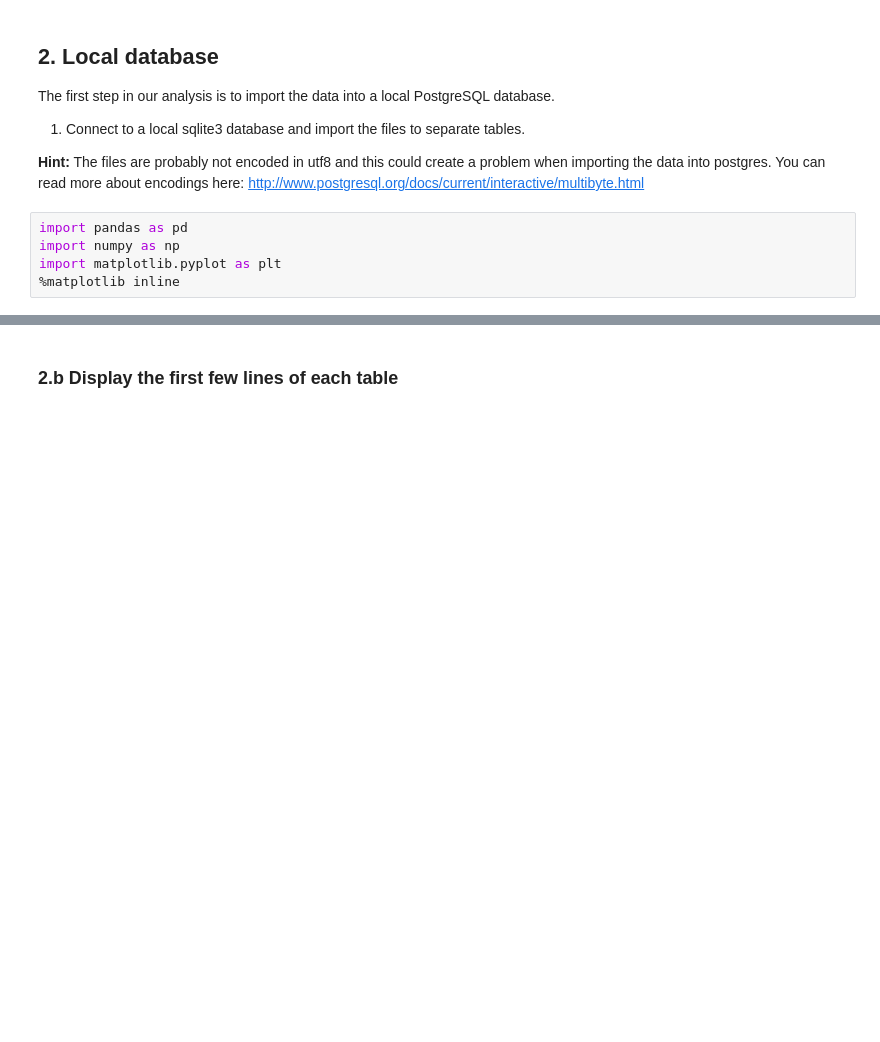
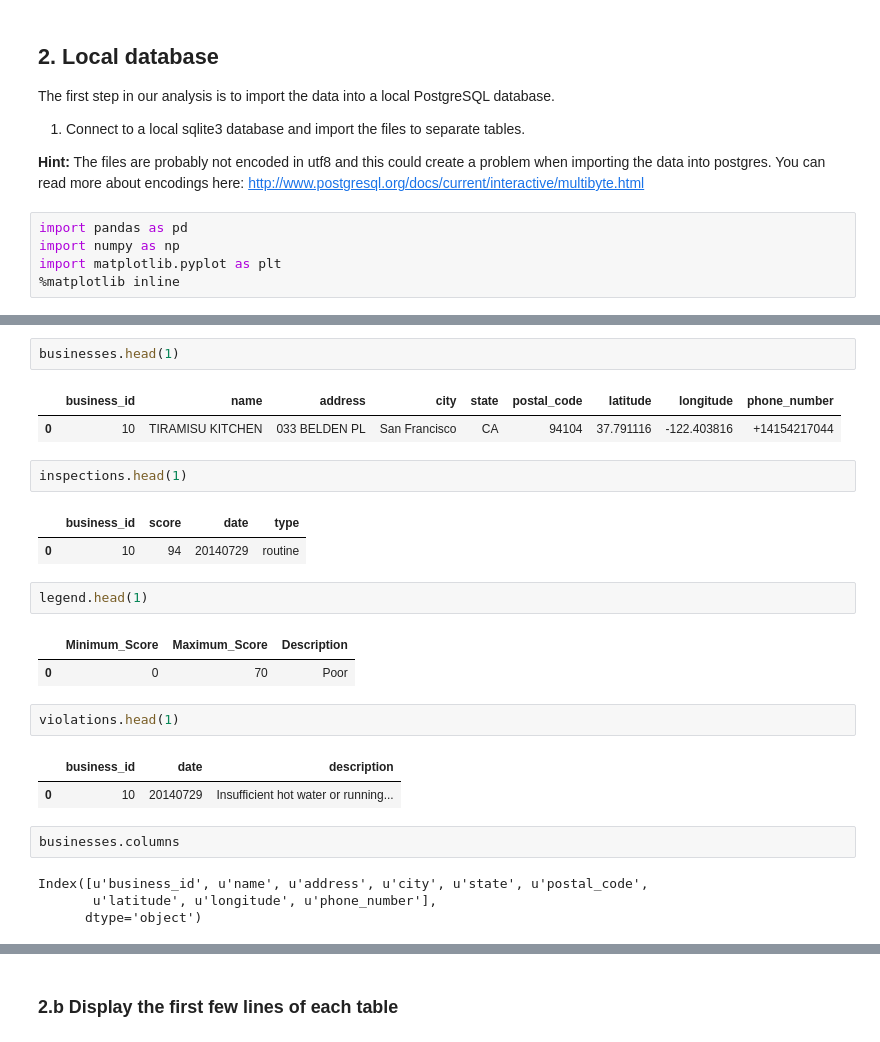
Before and after one commit to nfranchetti/notes-DSI, a Jupyter notebook: week06/2.2-sql-joins-lab.ipynb, the cells around one changed output, grey strips where cells are left out. Drawn from its saved outputs; the diff is of its cells as text; blank space fills up the shorter version.

```diff
--- a/week06/2.2-sql-joins-lab.ipynb
+++ b/week06/2.2-sql-joins-lab.ipynb
@@ -28,0 +41,26 @@ import matplotlib.pyplot as plt
+# %%
+businesses.head(1)
+# %% [output]
+|  | business_id | name | address | city | state | postal_code | latitude | longitude | phone_number |
+| 0 | 10 | TIRAMISU KITCHEN | 033 BELDEN PL | San Francisco | CA | 94104 | 37.791116 | -122.403816 | +14154217044 |
+# %%
+inspections.head(1)
+# %% [output]
+|  | business_id | score | date | type |
+| 0 | 10 | 94 | 20140729 | routine |
+# %%
+legend.head(1)
+# %% [output]
+|  | Minimum_Score | Maximum_Score | Description |
+| 0 | 0 | 70 | Poor |
+# %%
+violations.head(1)
+# %% [output]
+|  | business_id | date | description |
+| 0 | 10 | 20140729 | Insufficient hot water or running... |
+# %%
+businesses.columns
+# %% [output]
+Index([u'business_id', u'name', u'address', u'city', u'state', u'postal_code',
+       u'latitude', u'longitude', u'phone_number'],
+      dtype='object')
```
Also changed, not shown: parts of 30 cells of this notebook, 1 other file.
